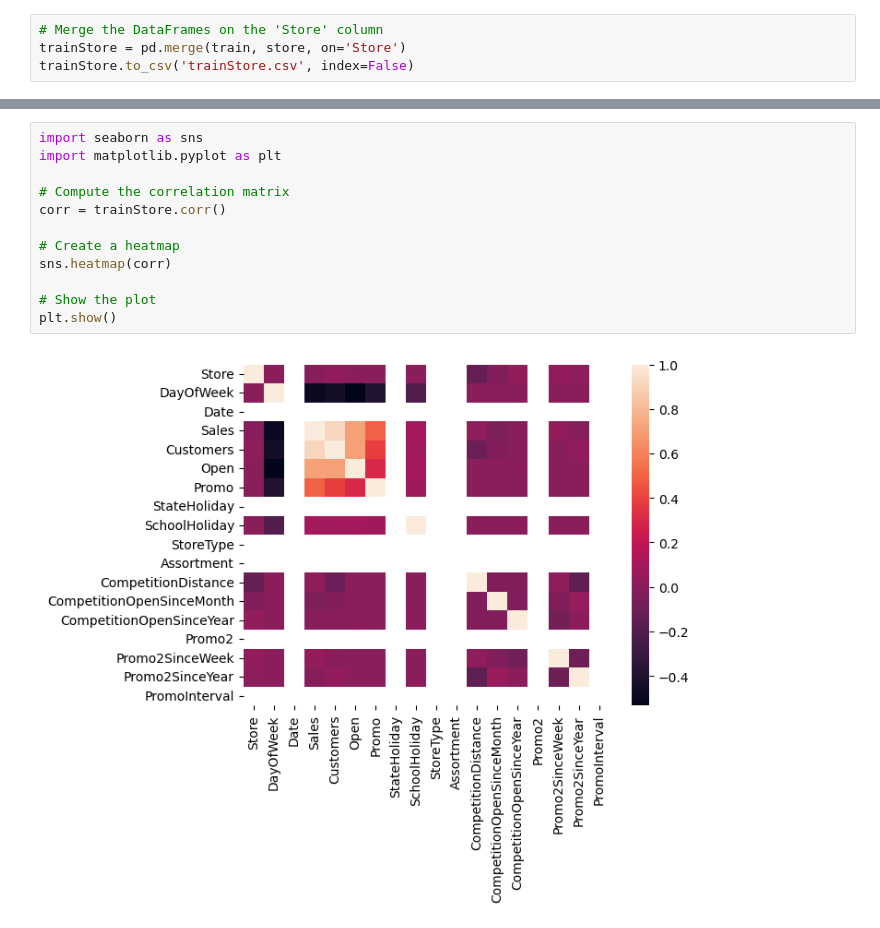
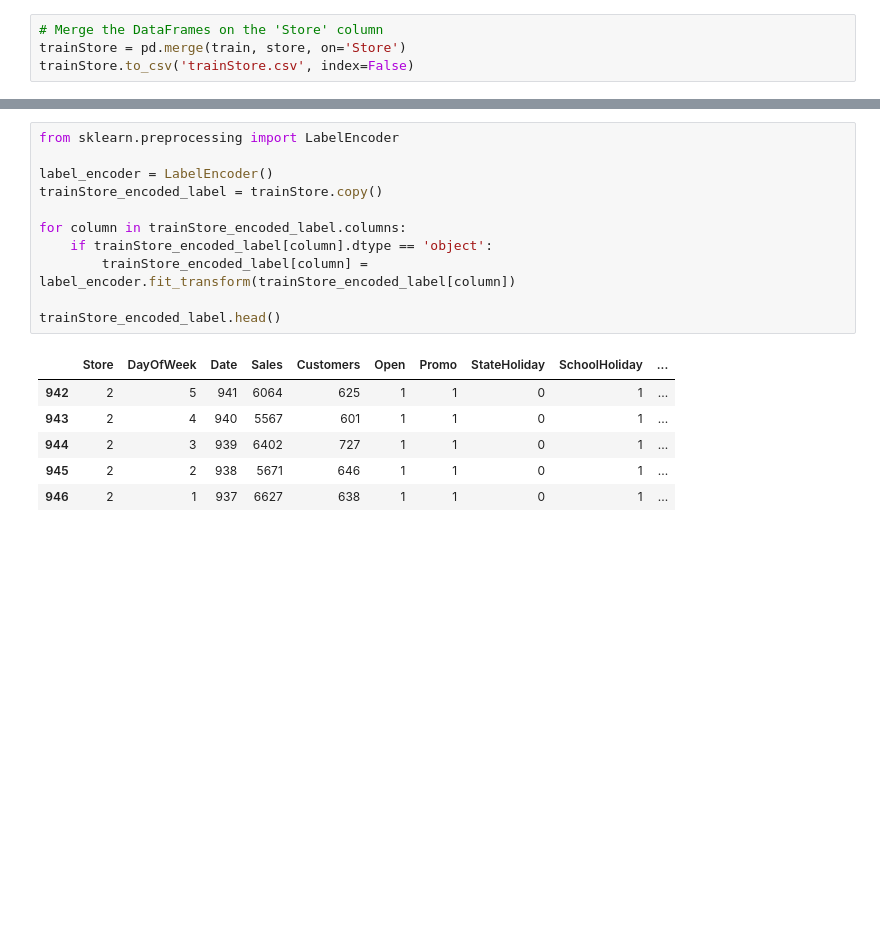
Before and after one commit to RaphaelKoop/rossmann, a Jupyter notebook: main.ipynb, the cells around one changed output, grey strips where cells are left out. Drawn from its saved outputs; the diff is of its cells as text; blank space fills up the shorter version.

```diff
--- a/main.ipynb
+++ b/main.ipynb
@@ -45,14 +52,18 @@ trainStore = trainStore.apply(pd.to_numeric, errors='coerce')
-# %%
-import seaborn as sns
-import matplotlib.pyplot as plt
-
-# Compute the correlation matrix
-corr = trainStore.corr()
-
-# Create a heatmap
-sns.heatmap(corr)
-
-# Show the plot
-plt.show()
-# %% [output]
-[figure, removed]
+# %%
+from sklearn.preprocessing import LabelEncoder
+
+label_encoder = LabelEncoder()
+trainStore_encoded_label = trainStore.copy()
+
+for column in trainStore_encoded_label.columns:
+    if trainStore_encoded_label[column].dtype == 'object':
+        trainStore_encoded_label[column] = label_encoder.fit_transform(trainStore_encoded_label[column])
+
+trainStore_encoded_label.head()
+# %% [output]
+|  | Store | DayOfWeek | Date | Sales | Customers | Open | Promo | StateHoliday | SchoolHoliday | ... |
+| 942 | 2 | 5 | 941 | 6064 | 625 | 1 | 1 | 0 | 1 | ... |
+| 943 | 2 | 4 | 940 | 5567 | 601 | 1 | 1 | 0 | 1 | ... |
+| 944 | 2 | 3 | 939 | 6402 | 727 | 1 | 1 | 0 | 1 | ... |
+| 945 | 2 | 2 | 938 | 5671 | 646 | 1 | 1 | 0 | 1 | ... |
+| 946 | 2 | 1 | 937 | 6627 | 638 | 1 | 1 | 0 | 1 | ... |
```
Also changed, not shown: parts of 2 cells of this notebook.
